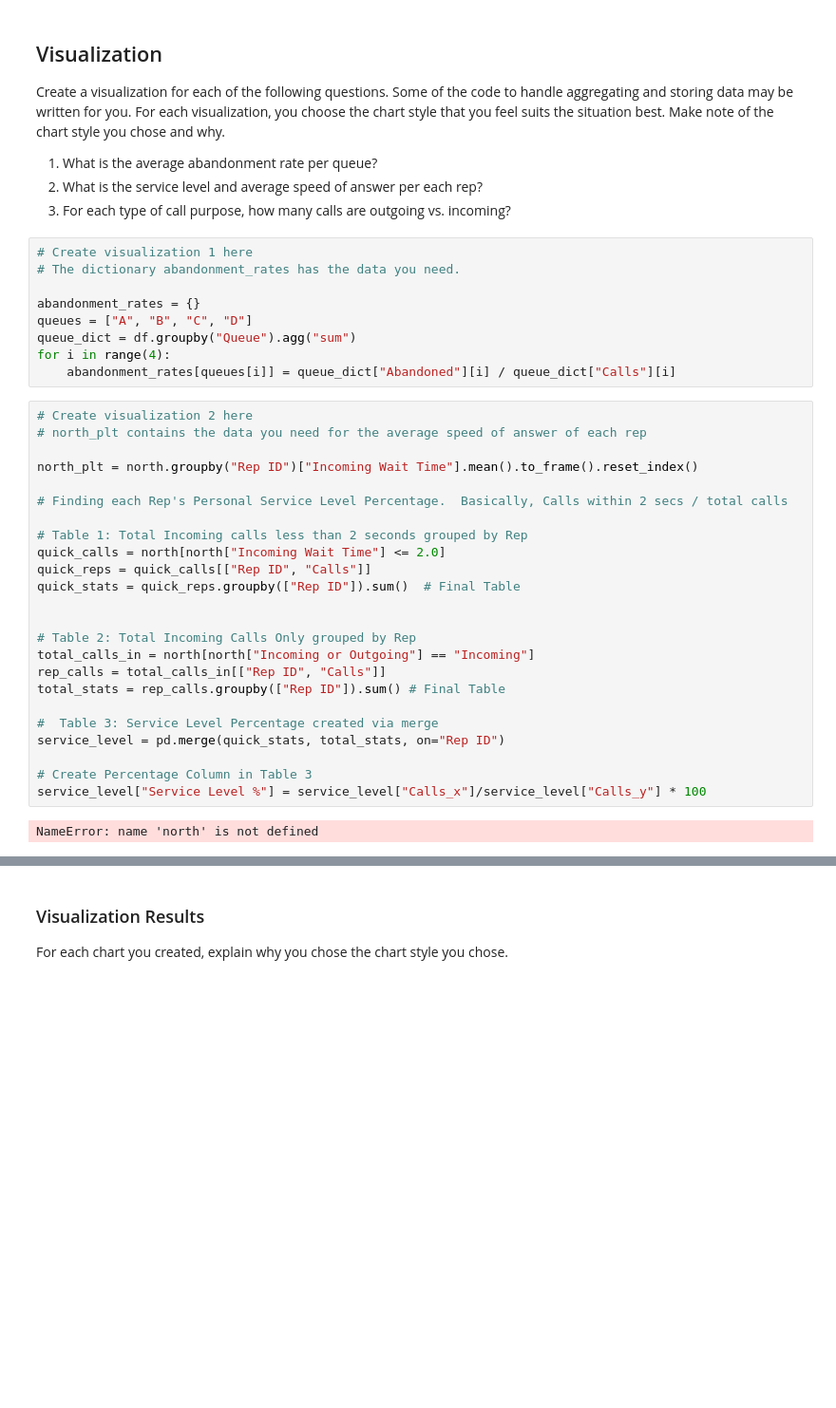
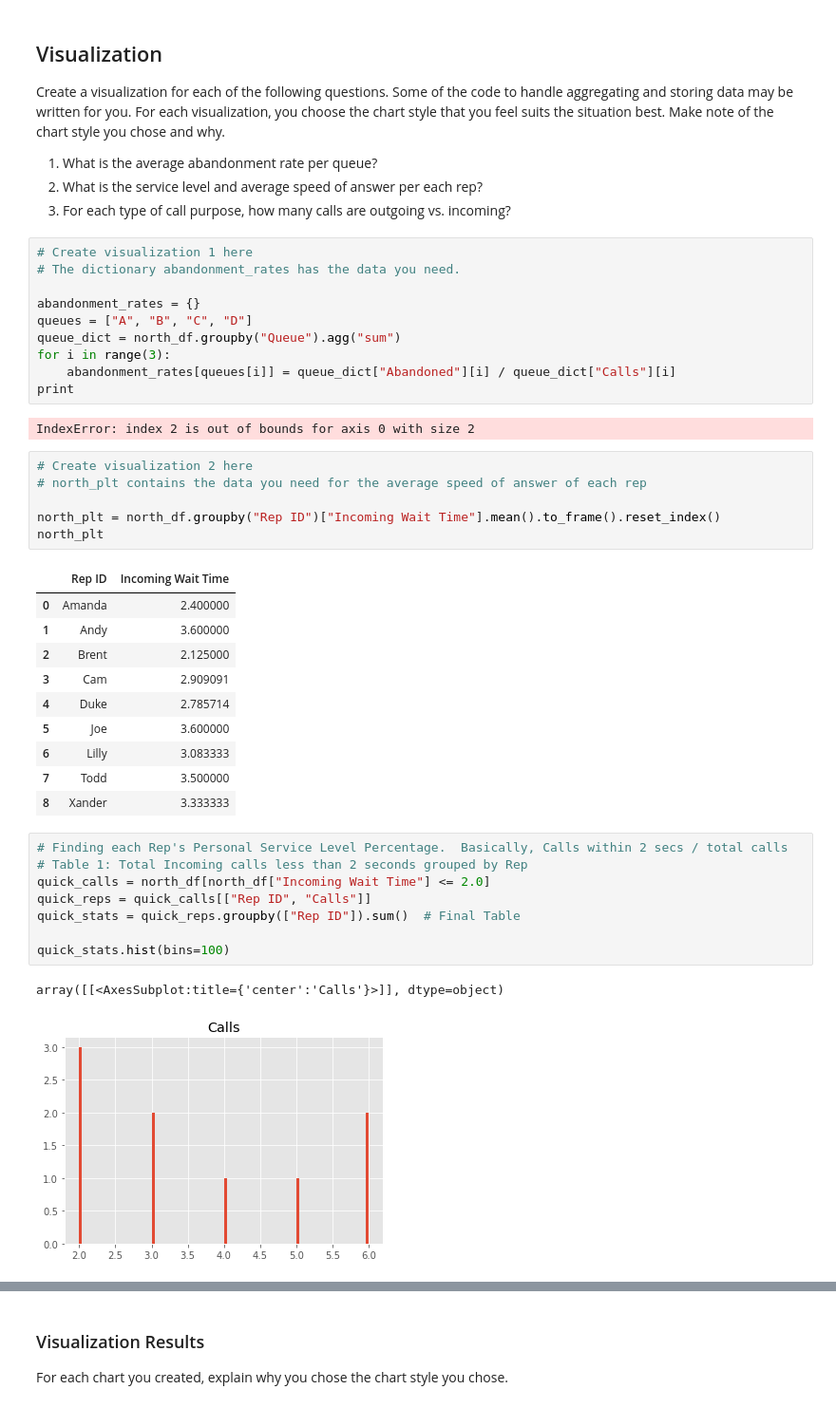
Before and after one commit to Jeeper25/call-center-cleanup-assignment, a Jupyter notebook: Call Center Cleanup.ipynb, the cells around one changed output, grey strips where cells are left out. Shown at 95% size. Saved outputs shown, nothing was run; the diff lists cells and outputs as text; blank space fills up the shorter version.

```diff
--- a/Call Center Cleanup.ipynb
+++ b/Call Center Cleanup.ipynb
@@ -536,32 +534,37 @@ Create a visualization for each of the following questions. Some of the code to
 
 abandonment_rates = {}
 queues = ["A", "B", "C", "D"]
-queue_dict = df.groupby("Queue").agg("sum")
-for i in range(4):
+queue_dict = north_df.groupby("Queue").agg("sum")
+for i in range(3):
     abandonment_rates[queues[i]] = queue_dict["Abandoned"][i] / queue_dict["Calls"][i]
+print
+# %% [output]
+IndexError: index 2 is out of bounds for axis 0 with size 2
 # %%
 # Create visualization 2 here
 # north_plt contains the data you need for the average speed of answer of each rep
 
-north_plt = north.groupby("Rep ID")["Incoming Wait Time"].mean().to_frame().reset_index()
-
-# Finding each Rep's Personal Service Level Percentage.  Basically, Calls within 2 secs / total calls
-
-# Table 1: Total Incoming calls less than 2 seconds grouped by Rep
-quick_calls = north[north["Incoming Wait Time"] <= 2.0]
-quick_reps = quick_calls[["Rep ID", "Calls"]]
-quick_stats = quick_reps.groupby(["Rep ID"]).sum()  # Final Table
-
-
-# Table 2: Total Incoming Calls Only grouped by Rep
-total_calls_in = north[north["Incoming or Outgoing"] == "Incoming"]
-rep_calls = total_calls_in[["Rep ID", "Calls"]]
-total_stats = rep_calls.groupby(["Rep ID"]).sum() # Final Table
-
-#  Table 3: Service Level Percentage created via merge
-service_level = pd.merge(quick_stats, total_stats, on="Rep ID")
-
-# Create Percentage Column in Table 3
-service_level["Service Level %"] = service_level["Calls_x"]/service_level["Calls_y"] * 100
+north_plt = north_df.groupby("Rep ID")["Incoming Wait Time"].mean().to_frame().reset_index()
+north_plt
 # %% [output]
-NameError: name 'north' is not defined
+|  | Rep ID | Incoming Wait Time |
+| 0 | Amanda | 2.400000 |
+| 1 | Andy | 3.600000 |
+| 2 | Brent | 2.125000 |
+| 3 | Cam | 2.909091 |
+| 4 | Duke | 2.785714 |
+| 5 | Joe | 3.600000 |
+| 6 | Lilly | 3.083333 |
+| 7 | Todd | 3.500000 |
+| 8 | Xander | 3.333333 |
+# %%
+# Finding each Rep's Personal Service Level Percentage.  Basically, Calls within 2 secs / total calls
+# Table 1: Total Incoming calls less than 2 seconds grouped by Rep
+quick_calls = north_df[north_df["Incoming Wait Time"] <= 2.0]
+quick_reps = quick_calls[["Rep ID", "Calls"]]
+quick_stats = quick_reps.groupby(["Rep ID"]).sum()  # Final Table
+
+quick_stats.hist(bins=100)
+# %% [output]
+array([[<AxesSubplot:title={'center':'Calls'}>]], dtype=object)
+[figure, added]
```
Also changed, not shown: parts of 9 cells of this notebook.
